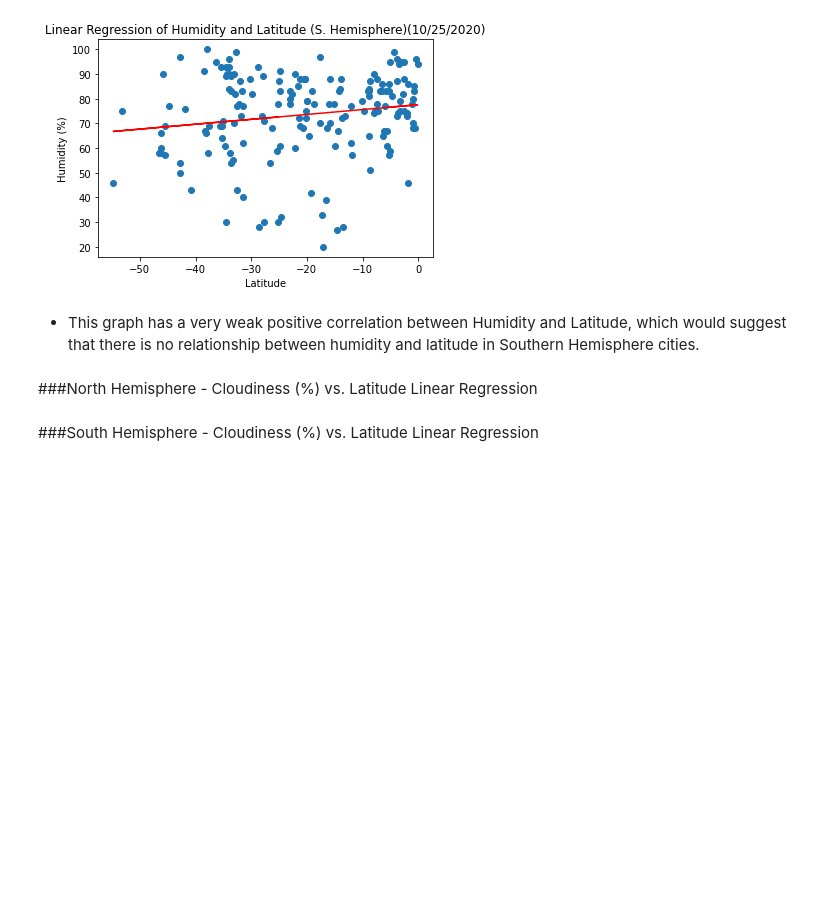
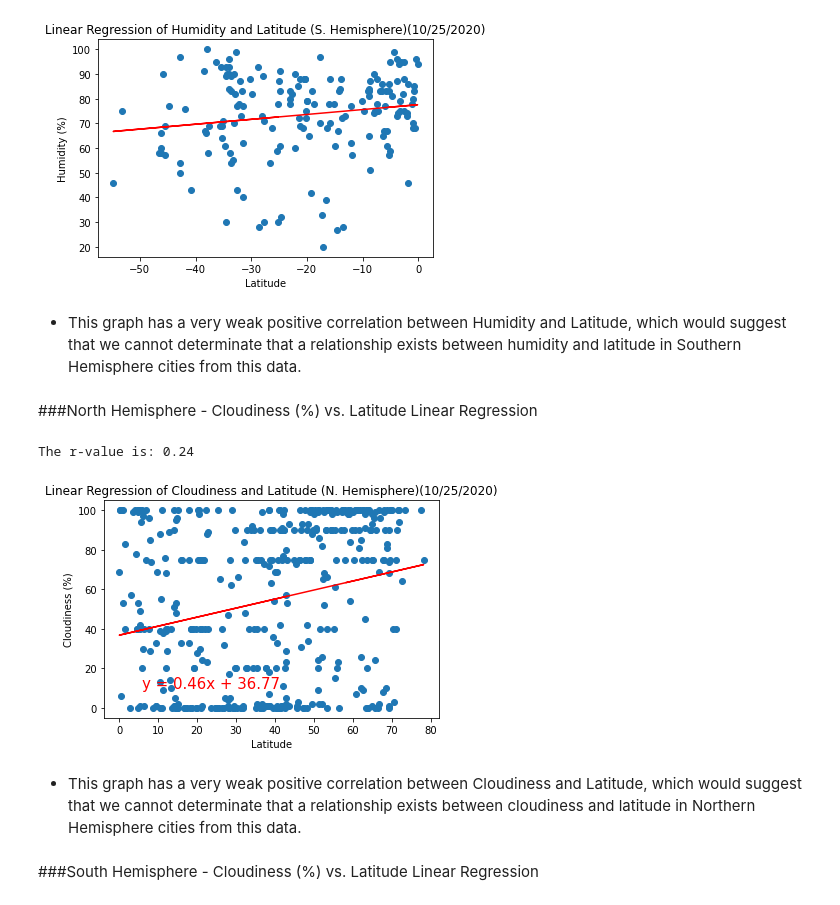
Before and after one commit to doublealogic/api-challenge-python, a Jupyter notebook: WeatherPy/WeatherPy.ipynb, the cells around one changed output. Drawn from its saved outputs; the diff is of its cells as text; code cells hidden in the pictures; blank space fills up the shorter version.

Commit message:
Added Linear Regression plots for Cloudiness to WeatherPy

```diff
--- a/WeatherPy/WeatherPy.ipynb
+++ b/WeatherPy/WeatherPy.ipynb
@@ -386,8 +386,35 @@ print(f"The r-value is: {round(st.pearsonr(s_humidity, s_latitude)[0],2)}")
 The r-value is: 0.16
 [figure]
 # %% [markdown]
-* This graph has a very weak positive correlation between Humidity and Latitude, which would suggest that there is no relationship between humidity and latitude in Southern Hemisphere cities.
+* This graph has a very weak positive correlation between Humidity and Latitude, which would suggest that we cannot determinate that a relationship exists between humidity and latitude in Southern Hemisphere cities from this data.
 # %% [markdown]
 ###North Hemisphere - Cloudiness (%) vs. Latitude Linear Regression
+# %%
+# Variables
+n_cloudiness = north_hemi_cities["Cloudiness"]
+
+# Calculates Linear Regression and Sets up Linear Regression Line
+(slope, intercept, rvalue, pvalue, stderr) = st.linregress(n_latitude, n_cloudiness)
+regress_values = n_latitude * slope + intercept
+line_eq = "y = " + str(round(slope,2)) + "x + " + str(round(intercept,2))
+
+# Plot Parameters and Adds Linear Regression Line
+plt.scatter(n_latitude, n_cloudiness)
+plt.plot(n_latitude, regress_values, "r-")
+plt.annotate(line_eq,(6,10),fontsize=15,color="red")
+plt.xlabel('Latitude')
+plt.ylabel('Cloudiness (%)')
+plt.title(f"Linear Regression of Cloudiness and Latitude (N. Hemisphere){date}")
+
+# Saves Plot as a PNG
+plt.savefig("Output_Data/Cloudiness_vs_Lat_Regression_N_Hemisphere.png")
+
+# Calculates and Prints Pearson Coefficient of Plot
+print(f"The r-value is: {round(st.pearsonr(n_cloudiness, n_latitude)[0],2)}")
+# %% [output]
+The r-value is: 0.24
+[figure, added]
+# %% [markdown]
+* This graph has a very weak positive correlation between Cloudiness and Latitude, which would suggest that we cannot determinate that a relationship exists between cloudiness and latitude in Northern Hemisphere cities from this data.
 # %% [markdown]
 ###South Hemisphere - Cloudiness (%) vs. Latitude Linear Regression
```
Also changed, not shown: parts of 5 cells of this notebook, 2 other files.
